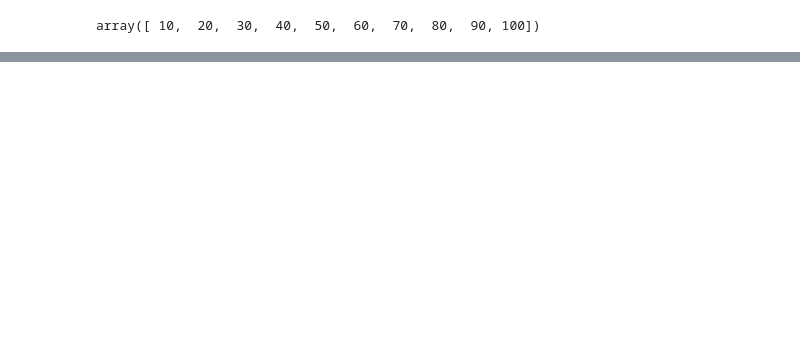
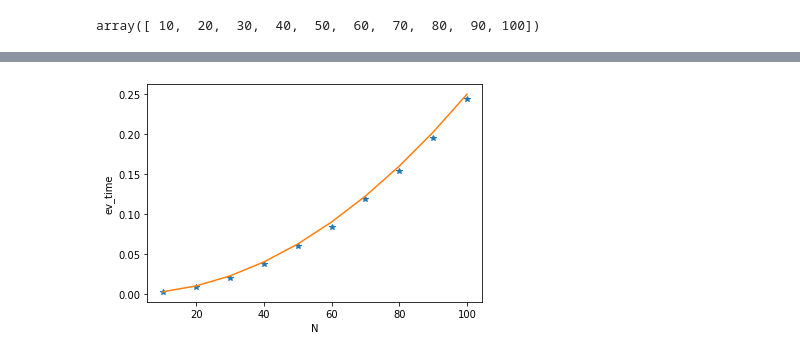
Before and after one commit to ALuchinsky/-Fall2022_CS4170, a Jupyter notebook: analysis/final_analysis.ipynb, the cells around one changed output, grey strips where cells are left out. Saved outputs shown, nothing was run; the diff lists cells and outputs as text; code cells hidden in the pictures; blank space fills up the shorter version.

```diff
--- a/analysis/final_analysis.ipynb
+++ b/analysis/final_analysis.ipynb
@@ -128,0 +90,9 @@ plt.plot(p, time)
+# %%
+# N dependence of the ev time
+plt.plot(Nlist, df1["evTime"], "*")
+plt.plot(Nlist, (Nlist/100)**2*0.25)
+plt.xlabel("N")
+plt.ylabel("ev_time")
+plt.show()
+# %% [output]
+[figure, added]
```
Also changed, not shown: parts of 17 cells of this notebook, 2 other files.
